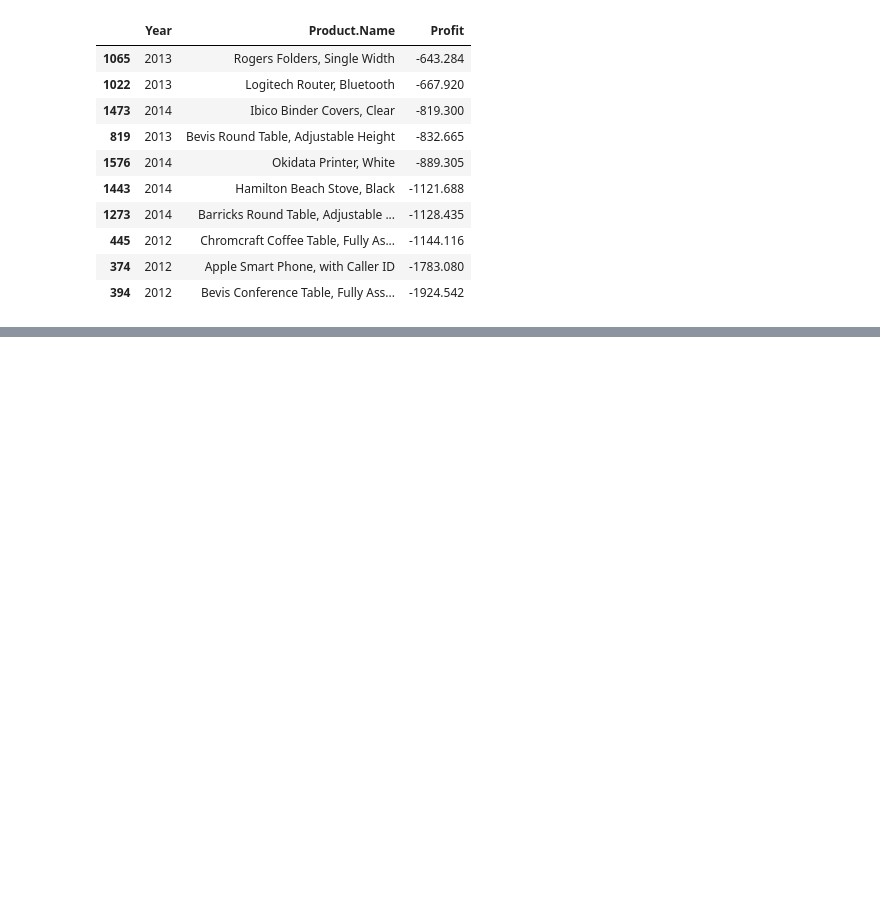
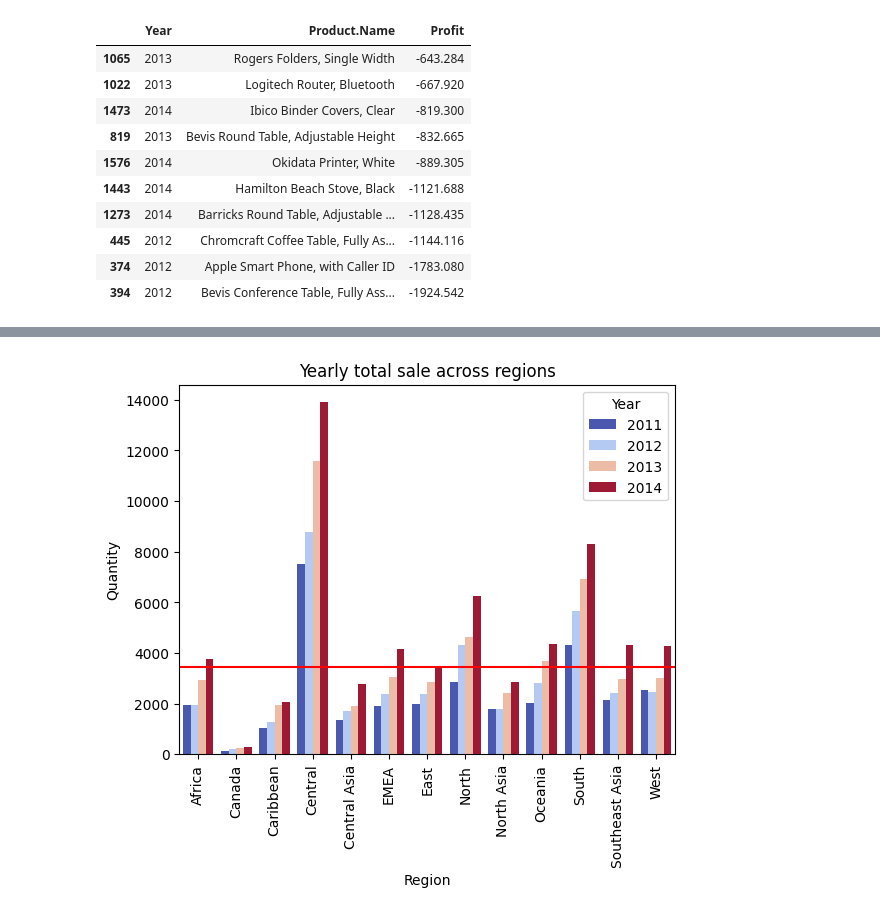
Before and after one commit to derewor/Superstore-Project, a Jupyter notebook: Superstore_analysis.ipynb, the cells around one changed output, grey strips where cells are left out. Cells and saved outputs as stored; diff of their text form; code cells hidden in the pictures; blank space fills up the shorter version.

```diff
--- a/Superstore_analysis.ipynb
+++ b/Superstore_analysis.ipynb
@@ -559,0 +659,4 @@ germ_bottom10
+# %%
+# Calculate the total sale amounts and profits per region. Cities are too many.
+region_sales = df.groupby(['Region','Year'])[['Quantity','Profit']].sum().reset_index().round(2)
+region_sales
@@ -559,0 +681,10 @@ germ_bottom10
+# %%
+# plot the total sale vs year and profit vs_year to determine the underperforming region.
+average_sale = region_sales.Quantity.mean()
+sns.barplot(data=region_sales, x='Region', y='Quantity', estimator= 'mean', hue='Year', palette='coolwarm')
+plt.xticks(rotation=90)
+plt.axhline(average_sale, color='red')
+plt.title('Yearly total sale across regions')
+plt.show()
+# %% [output]
+[figure, added]
```
Also changed, not shown: parts of 41 cells of this notebook.
